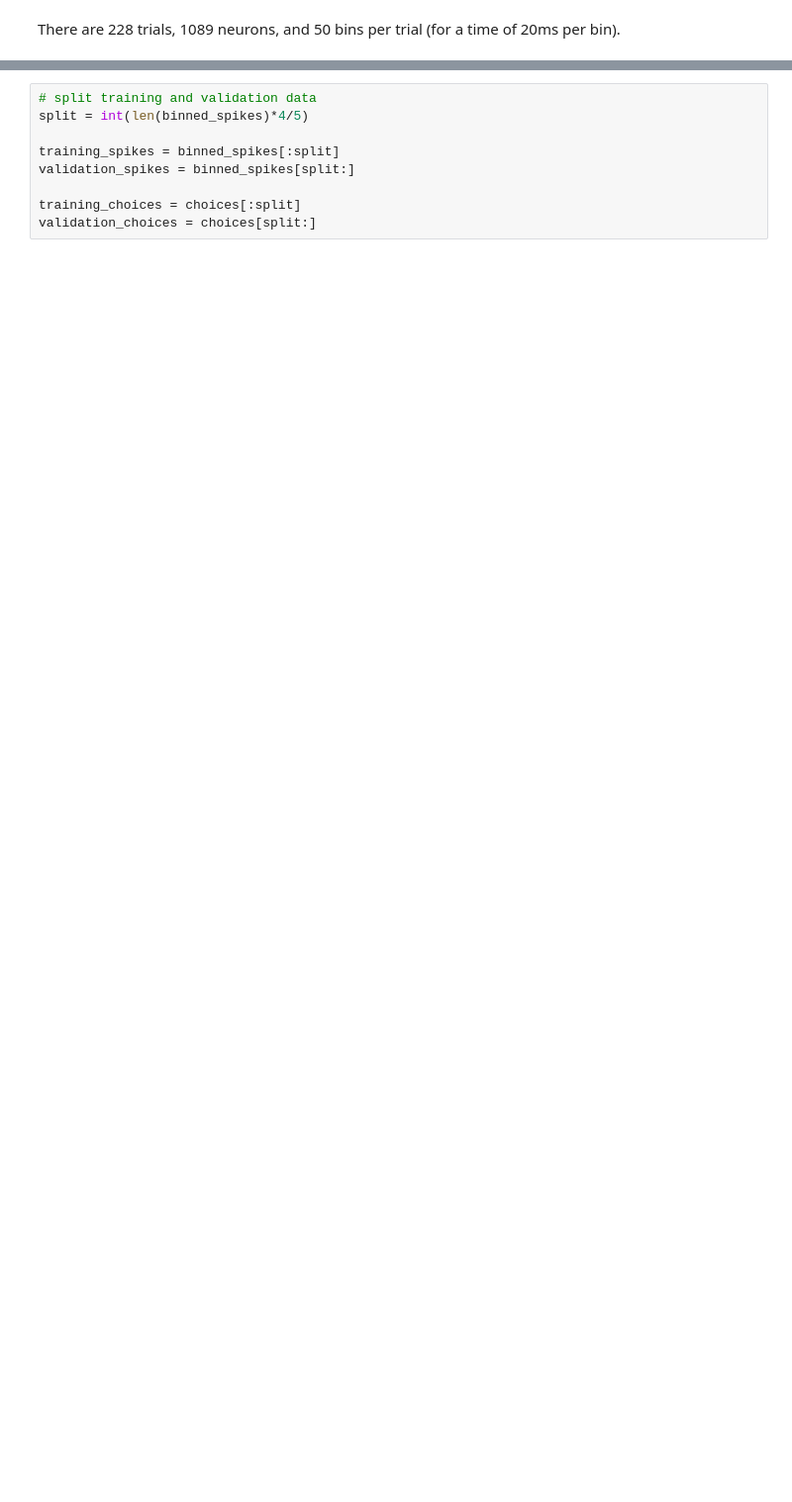
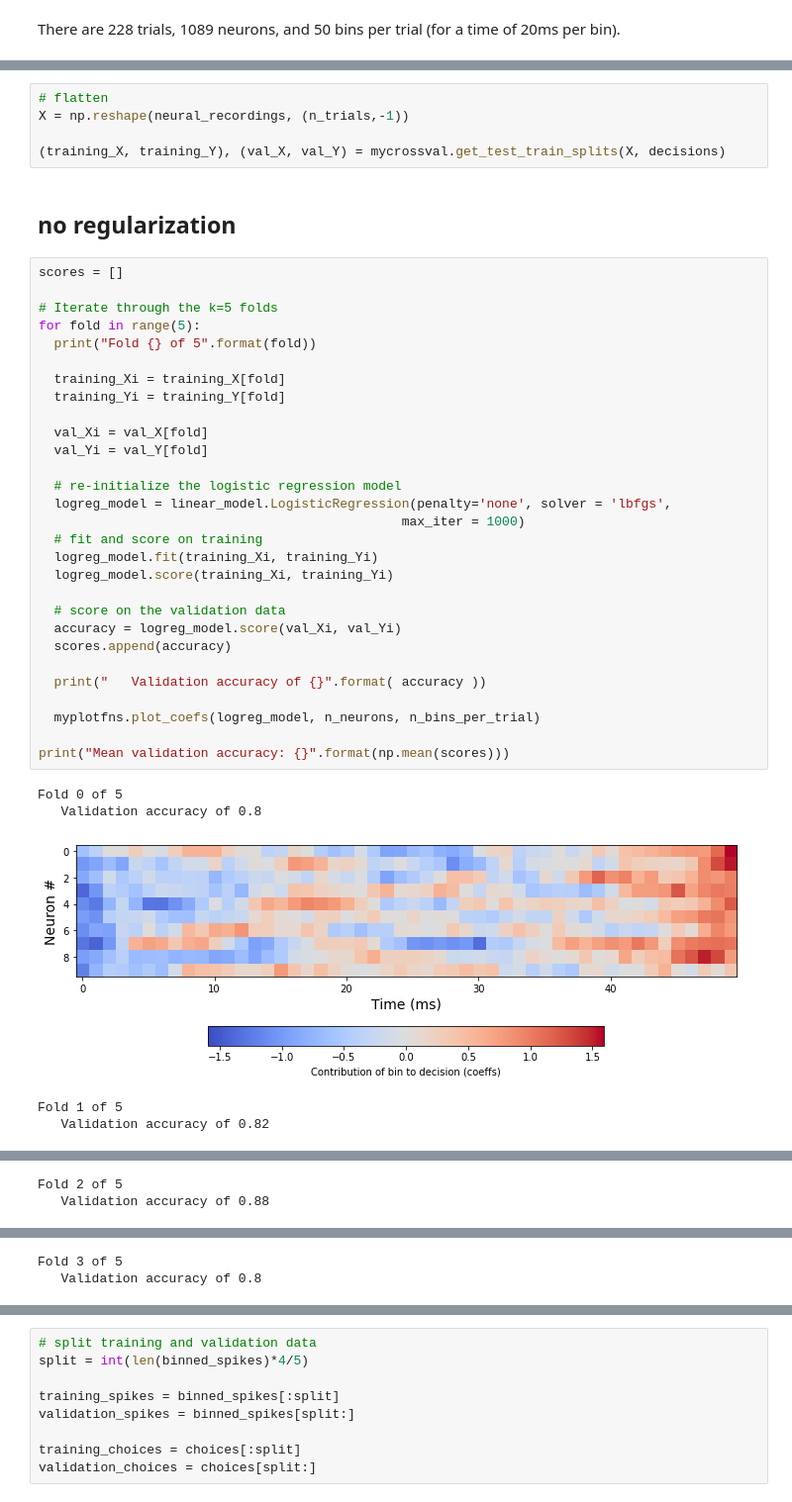
Before and after one commit to donw7/neural_activity_models_DNNs, a Jupyter notebook: DNN_decoding.ipynb, the cells around one changed output, grey strips where cells are left out. Shown at 99% size. Cells and saved outputs as stored; diff of their text form; blank space fills up the shorter version.

```diff
--- a/DNN_decoding.ipynb
+++ b/DNN_decoding.ipynb
@@ -367,0 +154,42 @@ There are 228 trials, 1089 neurons, and 50 bins per trial (for a time of 20ms pe
+# %%
+# flatten
+X = np.reshape(neural_recordings, (n_trials,-1))
+
+(training_X, training_Y), (val_X, val_Y) = mycrossval.get_test_train_splits(X, decisions)
+# %% [markdown]
+## no regularization
+# %%
+scores = []
+
+# Iterate through the k=5 folds
+for fold in range(5):
+  print("Fold {} of 5".format(fold))
+
+  training_Xi = training_X[fold]
+  training_Yi = training_Y[fold]
+
+  val_Xi = val_X[fold]
+  val_Yi = val_Y[fold]
+
+  # re-initialize the logistic regression model
+  logreg_model = linear_model.LogisticRegression(penalty='none', solver = 'lbfgs',
+                                               max_iter = 1000)
+  # fit and score on training
+  logreg_model.fit(training_Xi, training_Yi)
+  logreg_model.score(training_Xi, training_Yi)
+
+  # score on the validation data
+  accuracy = logreg_model.score(val_Xi, val_Yi)
+  scores.append(accuracy)
+
+  print("   Validation accuracy of {}".format( accuracy ))
+
+  myplotfns.plot_coefs(logreg_model, n_neurons, n_bins_per_trial)
+
+print("Mean validation accuracy: {}".format(np.mean(scores)))
+# %% [output]
+Fold 0 of 5
+   Validation accuracy of 0.8
+[figure, added]
+Fold 1 of 5
+   Validation accuracy of 0.82
@@ -367,0 +197,2 @@ There are 228 trials, 1089 neurons, and 50 bins per trial (for a time of 20ms pe
+Fold 2 of 5
+   Validation accuracy of 0.88
@@ -367,0 +200,2 @@ There are 228 trials, 1089 neurons, and 50 bins per trial (for a time of 20ms pe
+Fold 3 of 5
+   Validation accuracy of 0.8
```
Also changed, not shown: parts of 101 cells of this notebook.
